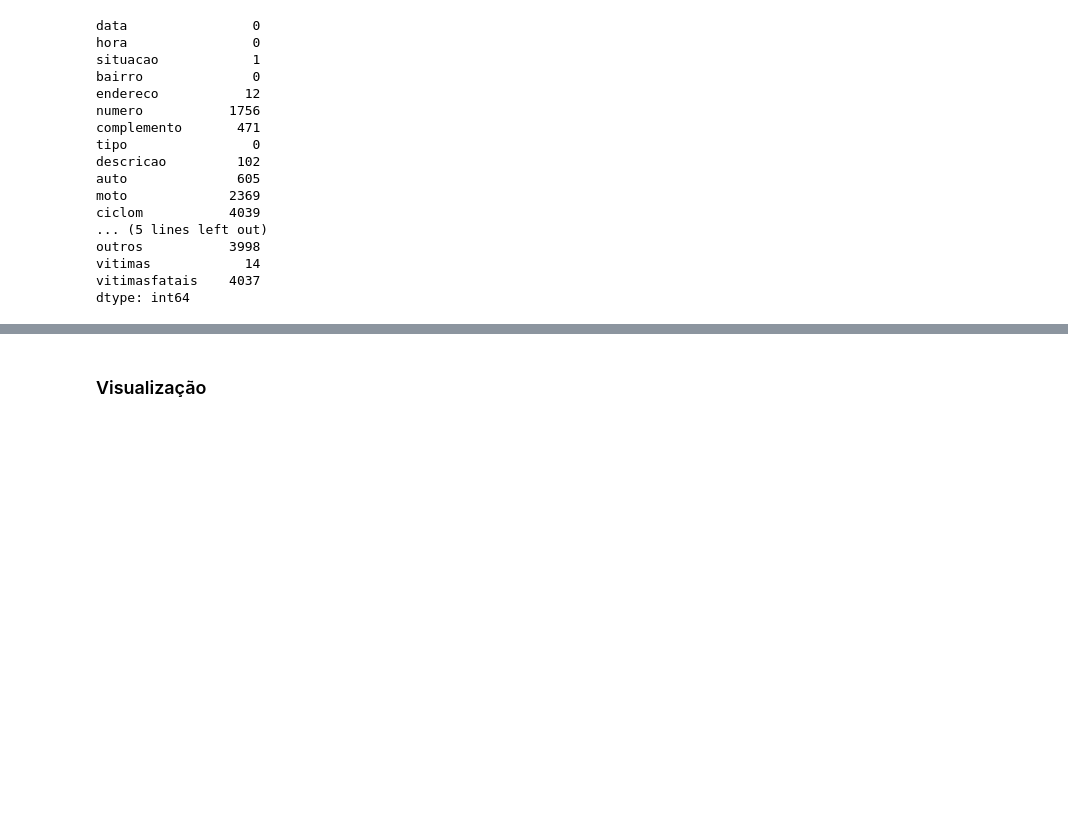
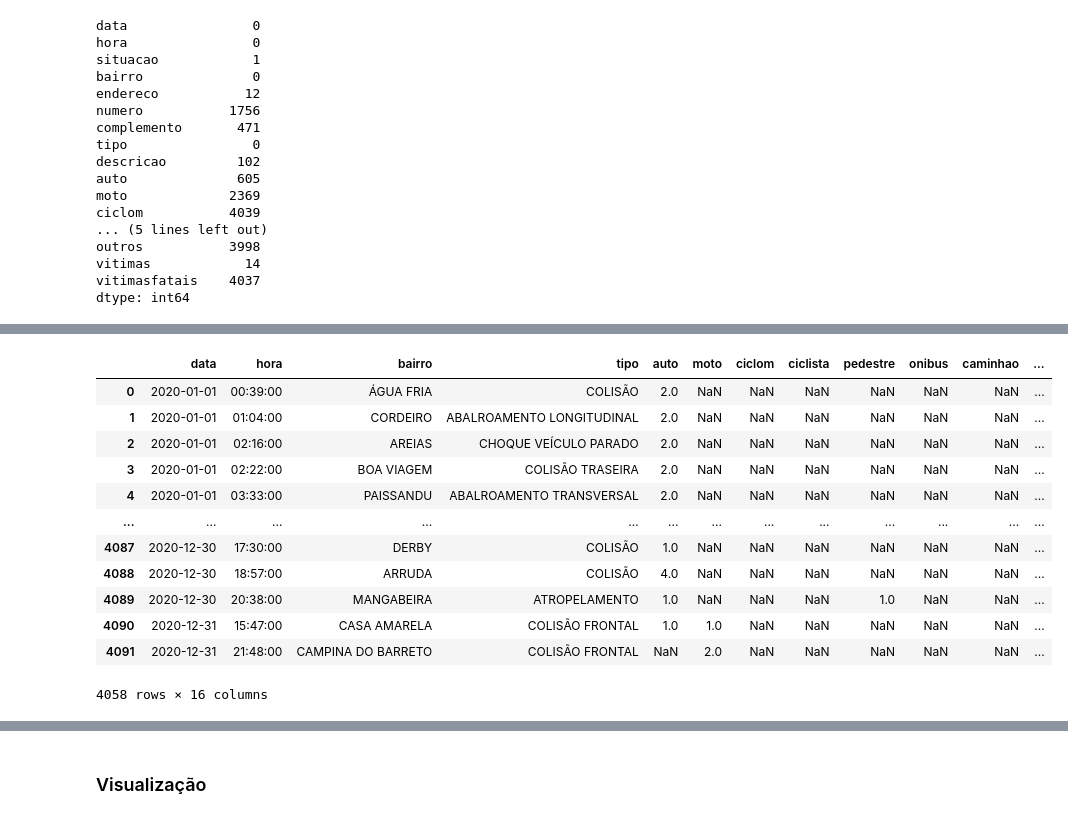
Before and after one commit to eduardoluiz7/IF697---Projeto-Ci-ncia-de-Dados, a Jupyter notebook: Projeto DataScience.ipynb, the cells around one changed output, grey strips where cells are left out. Cells and saved outputs as stored; diff of their text form; code cells hidden in the pictures; blank space fills up the shorter version.

```diff
--- a/Projeto DataScience.ipynb
+++ b/Projeto DataScience.ipynb
@@ -180,0 +211,16 @@ main_df = main_df.drop(['endereco', 'numero', 'complemento', 'descricao'], axis=
+# %%
+main_df
+# %% [output]
+|  | data | hora | bairro | tipo | auto | moto | ciclom | ciclista | pedestre | onibus | caminhao | ... |
+| 0 | 2020-01-01 | 00:39:00 | ÁGUA FRIA | COLISÃO | 2.0 | NaN | NaN | NaN | NaN | NaN | NaN | ... |
+| 1 | 2020-01-01 | 01:04:00 | CORDEIRO | ABALROAMENTO LONGITUDINAL | 2.0 | NaN | NaN | NaN | NaN | NaN | NaN | ... |
+| 2 | 2020-01-01 | 02:16:00 | AREIAS | CHOQUE VEÍCULO PARADO | 2.0 | NaN | NaN | NaN | NaN | NaN | NaN | ... |
+| 3 | 2020-01-01 | 02:22:00 | BOA VIAGEM | COLISÃO TRASEIRA | 2.0 | NaN | NaN | NaN | NaN | NaN | NaN | ... |
+| 4 | 2020-01-01 | 03:33:00 | PAISSANDU | ABALROAMENTO TRANSVERSAL | 2.0 | NaN | NaN | NaN | NaN | NaN | NaN | ... |
+| ... | ... | ... | ... | ... | ... | ... | ... | ... | ... | ... | ... | ... |
+| 4087 | 2020-12-30 | 17:30:00 | DERBY | COLISÃO | 1.0 | NaN | NaN | NaN | NaN | NaN | NaN | ... |
+| 4088 | 2020-12-30 | 18:57:00 | ARRUDA | COLISÃO | 4.0 | NaN | NaN | NaN | NaN | NaN | NaN | ... |
+| 4089 | 2020-12-30 | 20:38:00 | MANGABEIRA | ATROPELAMENTO | 1.0 | NaN | NaN | NaN | 1.0 | NaN | NaN | ... |
+| 4090 | 2020-12-31 | 15:47:00 | CASA AMARELA | COLISÃO FRONTAL | 1.0 | 1.0 | NaN | NaN | NaN | NaN | NaN | ... |
+| 4091 | 2020-12-31 | 21:48:00 | CAMPINA DO BARRETO | COLISÃO FRONTAL | NaN | 2.0 | NaN | NaN | NaN | NaN | NaN | ... |
+4058 rows × 16 columns
```
Also changed, not shown: parts of 12 cells of this notebook.
